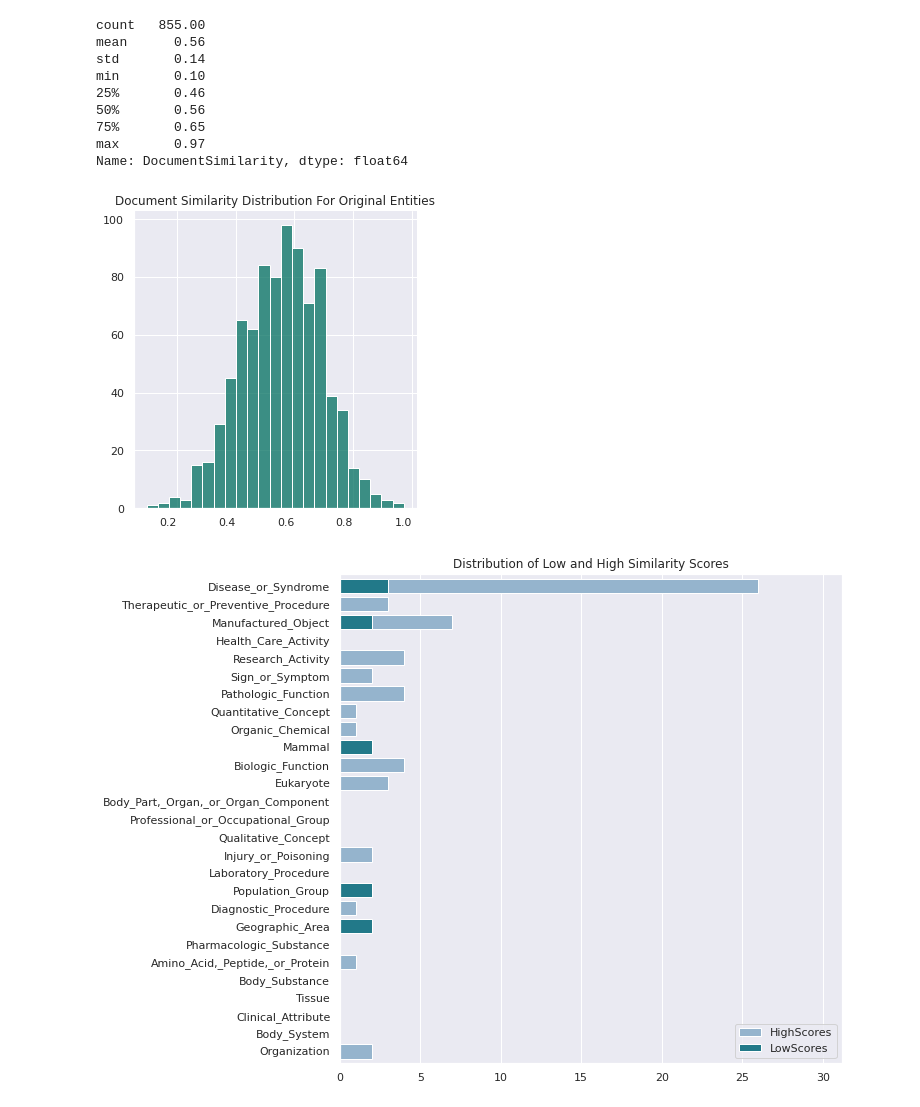
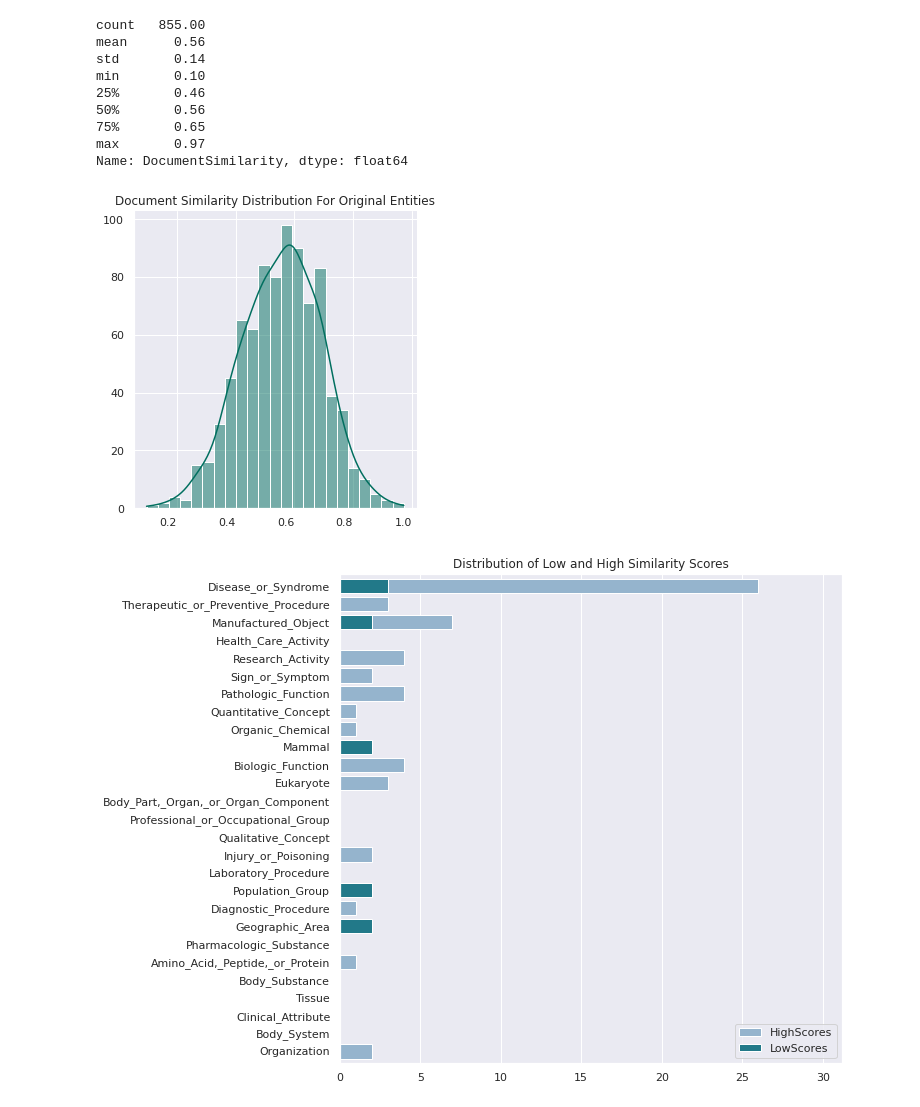
Before and after one commit to SolanaO/Healthcare_SparkNLP_Study, a Jupyter notebook: graphsResults.ipynb, the cells around one changed output. Drawn from its saved outputs; the diff is of its cells as text; code cells hidden in the pictures.

```diff
--- a/graphsResults.ipynb
+++ b/graphsResults.ipynb
@@ -146,18 +154,18 @@ Name: DocumentSimilarity, dtype: float64
 # %%
 # The overall Document Similarity Distributions
 
 # adjust figure and fontsize
 sns.set(rc = {"figure.figsize":(12,6)})
 sns.set(font_scale=1)
 
 # create the plot
-ax = sns.displot(df1.DocumentSimilarity, kde=False, color=colors[5])
+ax = sns.displot(df1.DocumentSimilarity, kde=True, color=colors[5])
 ax.set(title="Document Similarity Distribution For Original Entities");
 plt.xticks(rotation=0, horizontalalignment="right");
 ax.set(xlabel=None);
 ax.set(ylabel=None);
 # %% [output]
-[figure, old version]
+[figure, new version]
 # %%
 # Distribution of items by entities/labels
 
```
Also changed, not shown: parts of 22 cells of this notebook, 1 other file.
